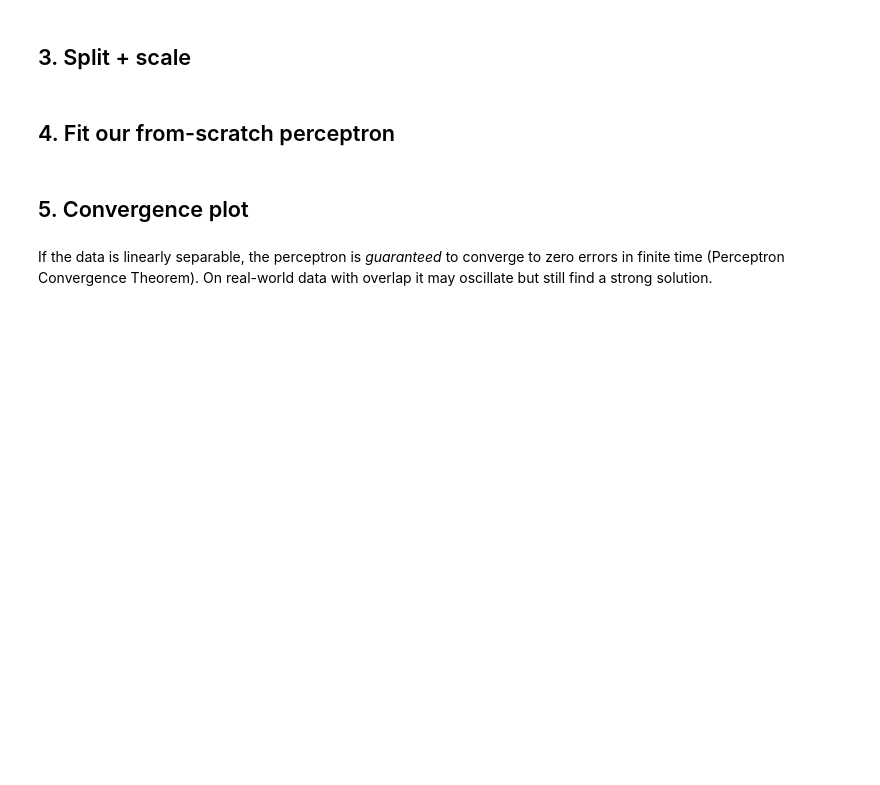
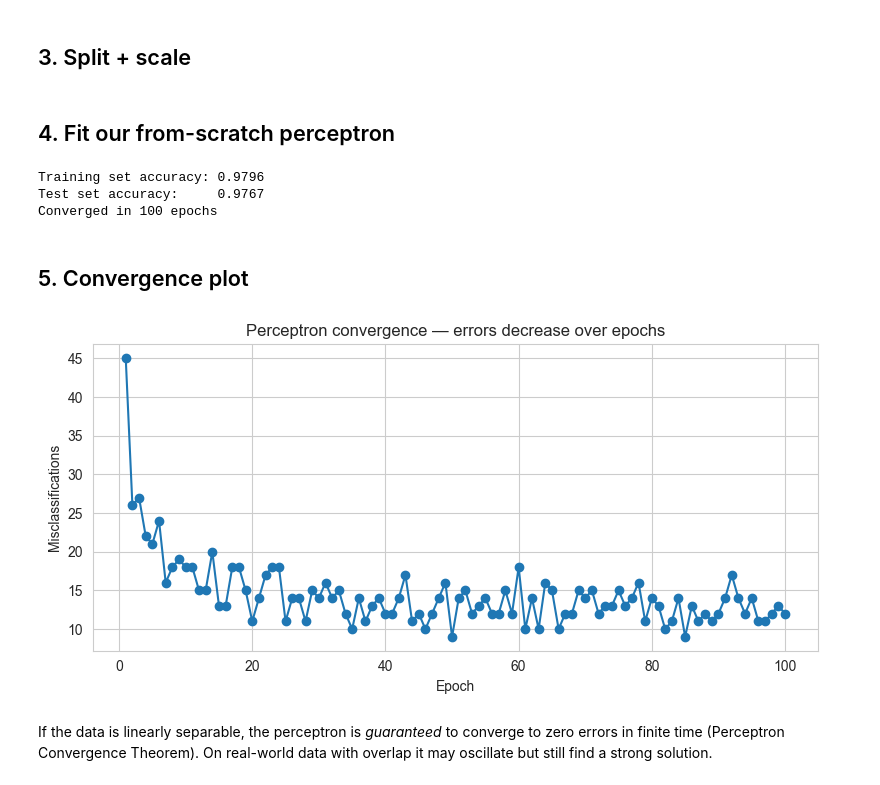
Before and after one commit to lmo6-collab/CMOR-438-577-Spring-2026, a Jupyter notebook: notebooks/03_perceptron.ipynb, the cells around one changed output. Cells and saved outputs as stored; diff of their text form; code cells hidden in the pictures; blank space fills up the shorter version.

```diff
--- a/notebooks/03_perceptron.ipynb
+++ b/notebooks/03_perceptron.ipynb
@@ -15,15 +115,50 @@ Notice how the classes form mostly separable clusters — ideal for a linear cla
 # %% [markdown]
 ## 3. Split + scale
 # %%
-X = df.drop(columns="class").valuesy = df["class"].valuesX_tr, X_te, y_tr, y_te = train_test_split(    X, y, test_size=0.25, random_state=42, stratify=y)scaler = StandardScaler()X_tr_s = scaler.fit_transform(X_tr)X_te_s = scaler.transform(X_te)
+X = df.drop(columns="class").values
+y = df["class"].values
+
+X_tr, X_te, y_tr, y_te = train_test_split(
+    X, y, test_size=0.25, random_state=42, stratify=y
+)
+
+scaler = StandardScaler()
+
+X_tr_s = scaler.fit_transform(X_tr)
+X_te_s = scaler.transform(X_te)
 # %% [markdown]
 ## 4. Fit our from-scratch perceptron
 # %%
-ours = PerceptronScratch(learning_rate=0.01, n_epochs=100, random_state=42)ours.fit(X_tr_s, y_tr)print(f"Training set accuracy: {ours.score(X_tr_s, y_tr):.4f}")print(f"Test set accuracy:     {ours.score(X_te_s, y_te):.4f}")print(f"Converged in {len(ours.errors_per_epoch_)} epochs")
+ours = PerceptronScratch(learning_rate=0.01, n_epochs=100, random_state=42)
+
+ours.fit(X_tr_s, y_tr)
+
+print(f"Training set accuracy: {ours.score(X_tr_s, y_tr):.4f}")
+print(f"Test set accuracy:     {ours.score(X_te_s, y_te):.4f}")
+print(f"Converged in {len(ours.errors_per_epoch_)} epochs")
+# %% [output]
+Training set accuracy: 0.9796
+Test set accuracy:     0.9767
+Converged in 100 epochs
 # %% [markdown]
 ## 5. Convergence plot
 # %%
-plt.figure(figsize=(8, 4))plt.plot(range(1, len(ours.errors_per_epoch_) + 1),         ours.errors_per_epoch_, marker="o")plt.xlabel("Epoch"); plt.ylabel("Misclassifications")plt.title("Perceptron convergence — errors decrease over epochs")plt.tight_layout(); plt.show()
+plt.figure(figsize=(8, 4))
+
+plt.plot(
+    range(1, len(ours.errors_per_epoch_) + 1),
+    ours.errors_per_epoch_,
+    marker="o",
+)
+
+plt.xlabel("Epoch")
+plt.ylabel("Misclassifications")
+plt.title("Perceptron convergence — errors decrease over epochs")
+
+plt.tight_layout()
+plt.show()
+# %% [output]
+[figure, added]
 # %% [markdown]
 If the data is linearly separable, the perceptron is *guaranteed* to converge to zero errors in finite time (Perceptron Convergence Theorem). On real-world data with overlap it may oscillate but still find a strong solution.
 # %% [markdown]
```
Also changed, not shown: parts of 8 cells of this notebook, 7 other files.
